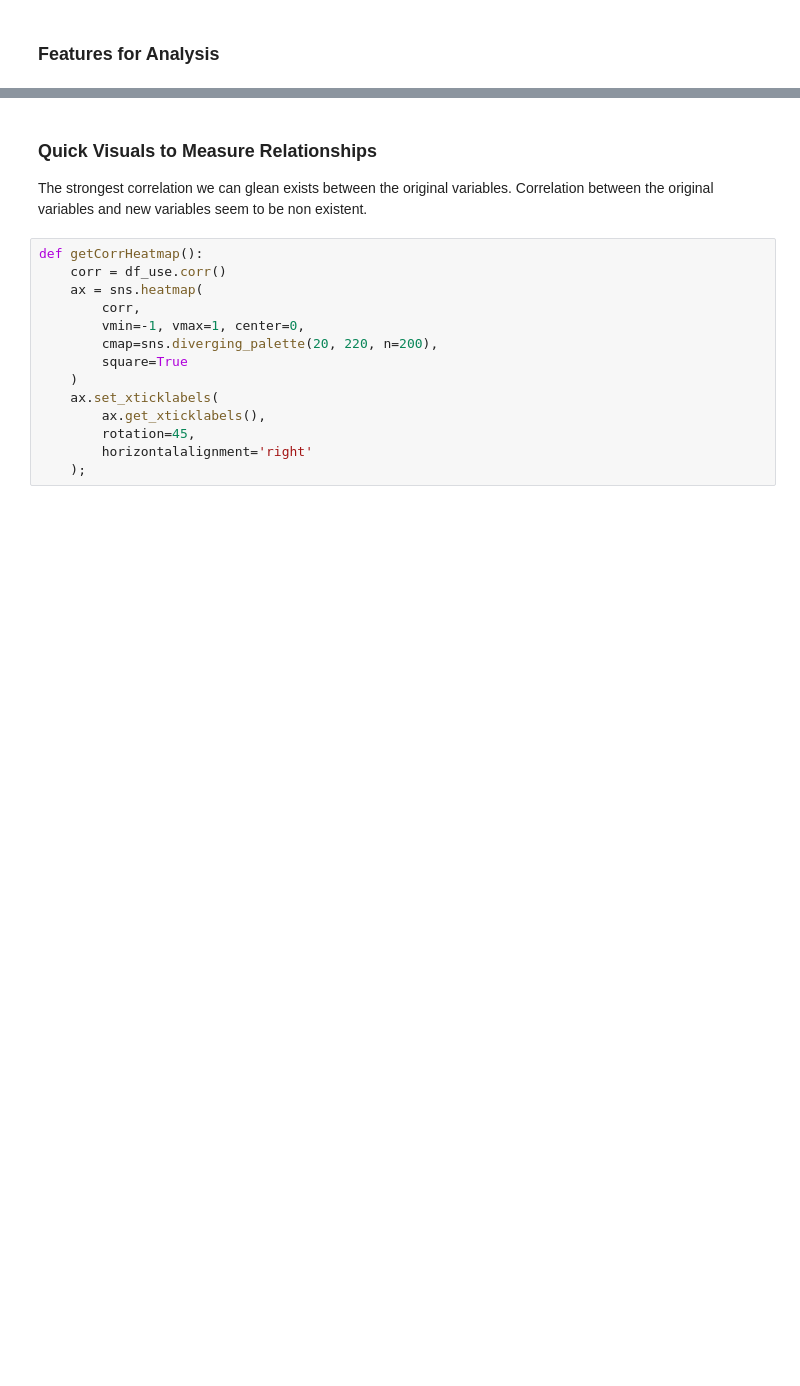
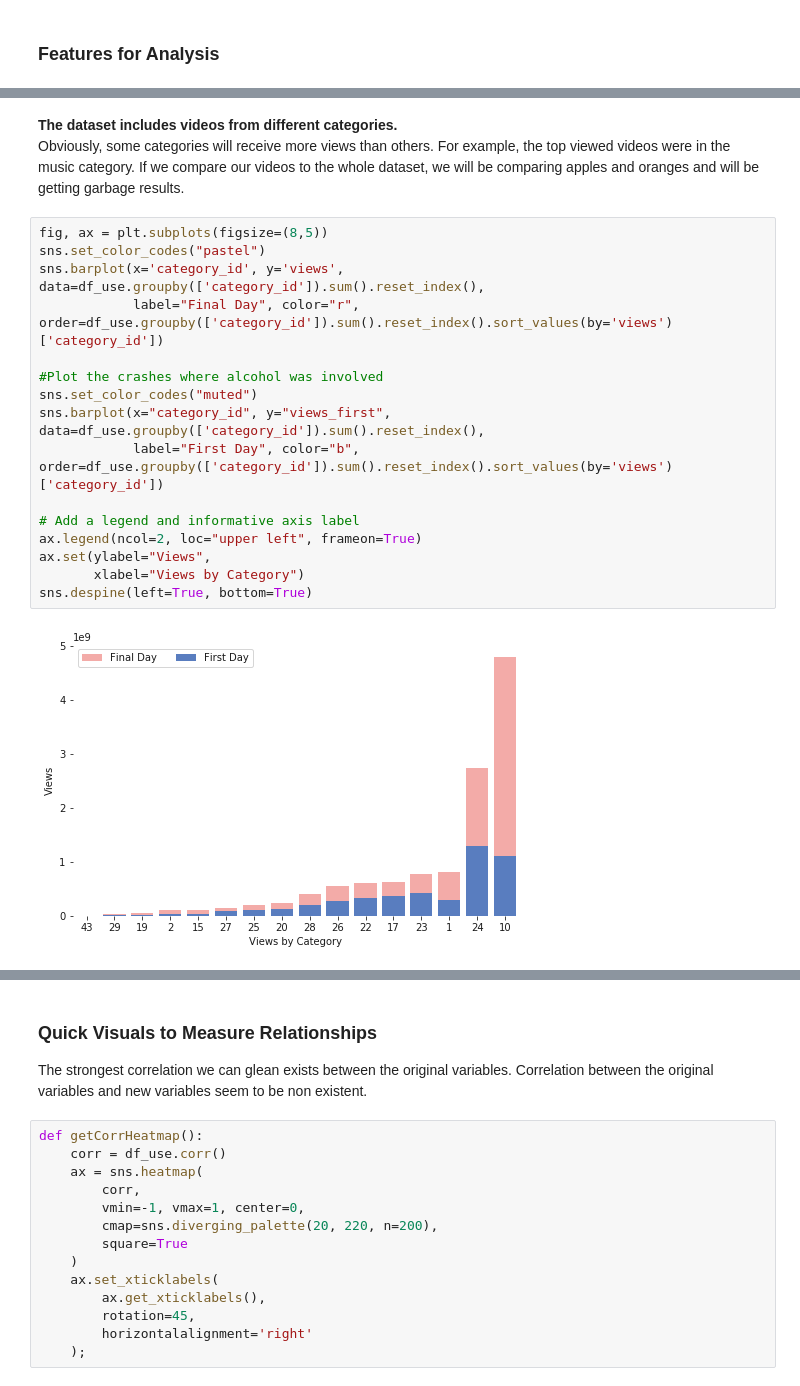
Before and after one commit to christianbm1/ds-ytViews, a Jupyter notebook: Project YouTuber.ipynb, the cells around one changed output, grey strips where cells are left out. Drawn from its saved outputs; the diff is of its cells as text; blank space fills up the shorter version.

Commit message:
excluded categories, giving mixed results

```diff
--- a/Project YouTuber.ipynb
+++ b/Project YouTuber.ipynb
@@ -199,0 +255,21 @@ df_use = df[features]
+# %% [markdown]
+**The dataset includes videos from different categories.**
+Obviously, some categories will receive more views than others. For example, the top viewed videos were in the music category. If we compare our videos to the whole dataset, we will be comparing apples and oranges and will be getting garbage results.
+# %%
+fig, ax = plt.subplots(figsize=(8,5))
+sns.set_color_codes("pastel")
+sns.barplot(x='category_id', y='views', data=df_use.groupby(['category_id']).sum().reset_index(),
+            label="Final Day", color="r", order=df_use.groupby(['category_id']).sum().reset_index().sort_values(by='views')['category_id'])
+
+#Plot the crashes where alcohol was involved
+sns.set_color_codes("muted")
+sns.barplot(x="category_id", y="views_first", data=df_use.groupby(['category_id']).sum().reset_index(),
+            label="First Day", color="b", order=df_use.groupby(['category_id']).sum().reset_index().sort_values(by='views')['category_id'])
+
+# Add a legend and informative axis label
+ax.legend(ncol=2, loc="upper left", frameon=True)
+ax.set(ylabel="Views",
+       xlabel="Views by Category")
+sns.despine(left=True, bottom=True)
+# %% [output]
+[figure, added]
```
Also changed, not shown: parts of 37 cells of this notebook.
